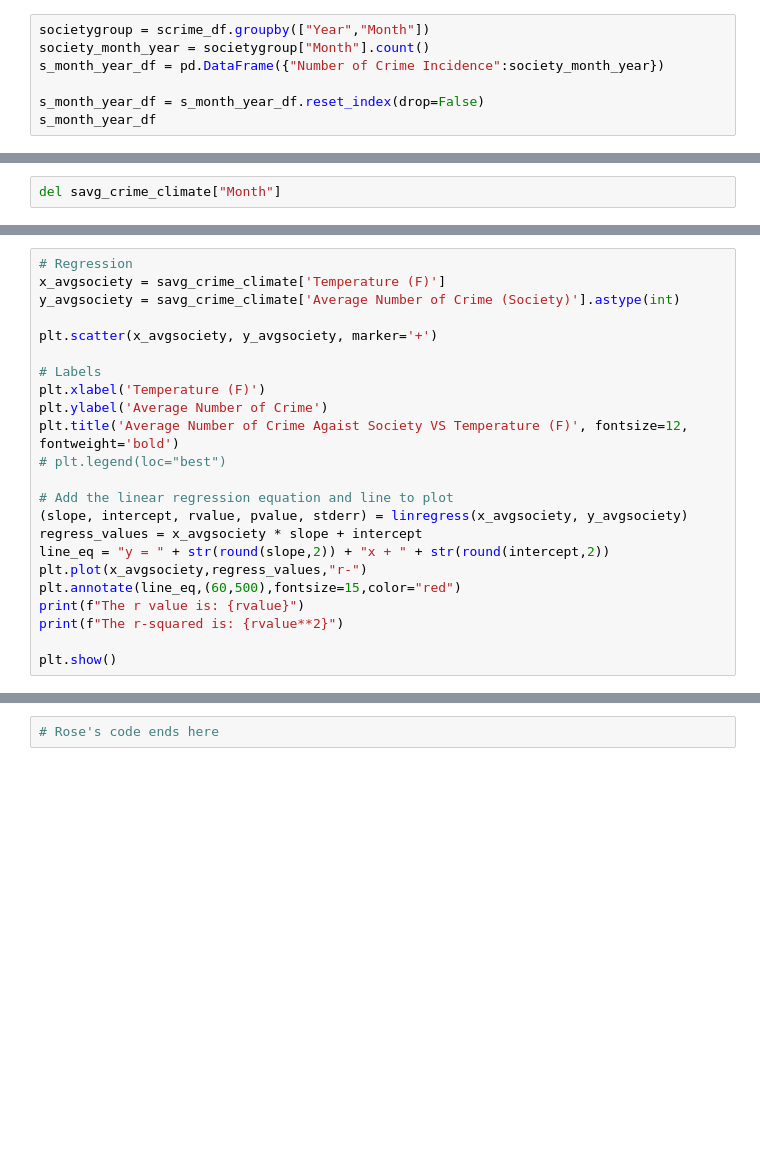
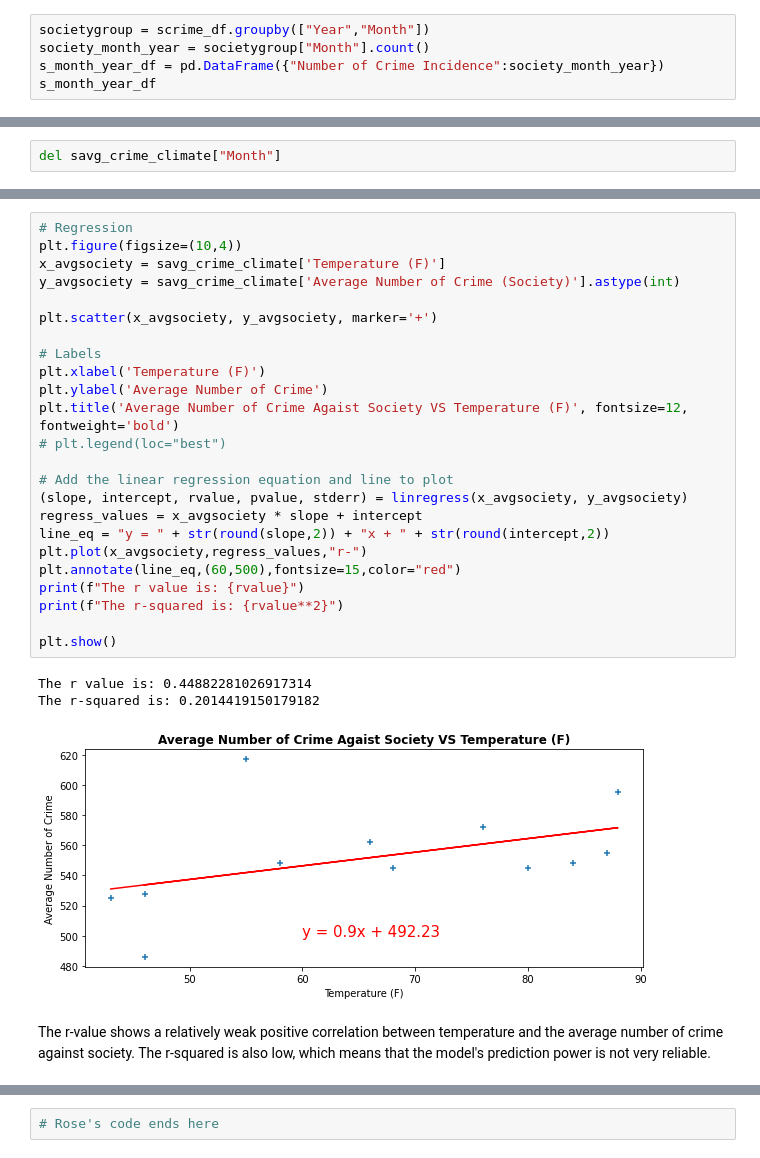
Before and after one commit to siekmeierpaul/Project1-Team6, a Jupyter notebook: Weather & Crime in Silver Spring_Maryland.ipynb, the cells around one changed output, grey strips where cells are left out. Saved outputs shown, nothing was run; the diff lists cells and outputs as text; blank space fills up the shorter version.

```diff
--- a/Weather & Crime in Silver Spring_Maryland.ipynb
+++ b/Weather & Crime in Silver Spring_Maryland.ipynb
@@ -731,6 +1325,4 @@ scrime_climate_df
 societygroup = scrime_df.groupby(["Year","Month"])
 society_month_year = societygroup["Month"].count()
 s_month_year_df = pd.DataFrame({"Number of Crime Incidence":society_month_year})
-
-s_month_year_df = s_month_year_df.reset_index(drop=False)
 s_month_year_df
@@ -759,26 +1433,33 @@ savg_crime_climate
 # %%
 # Regression
+plt.figure(figsize=(10,4))
 x_avgsociety = savg_crime_climate['Temperature (F)']
 y_avgsociety = savg_crime_climate['Average Number of Crime (Society)'].astype(int)
 
 plt.scatter(x_avgsociety, y_avgsociety, marker='+')
 
 # Labels
 plt.xlabel('Temperature (F)')
 plt.ylabel('Average Number of Crime')
 plt.title('Average Number of Crime Agaist Society VS Temperature (F)', fontsize=12, fontweight='bold')
 # plt.legend(loc="best")
 
 # Add the linear regression equation and line to plot
 (slope, intercept, rvalue, pvalue, stderr) = linregress(x_avgsociety, y_avgsociety)
 regress_values = x_avgsociety * slope + intercept
 line_eq = "y = " + str(round(slope,2)) + "x + " + str(round(intercept,2))
 plt.plot(x_avgsociety,regress_values,"r-")
 plt.annotate(line_eq,(60,500),fontsize=15,color="red")
 print(f"The r value is: {rvalue}")
 print(f"The r-squared is: {rvalue**2}")
 
 plt.show()
+# %% [output]
+The r value is: 0.44882281026917314
+The r-squared is: 0.2014419150179182
+[figure, added]
+# %% [markdown]
+The r-value shows a relatively weak positive correlation between temperature and the average number of crime against society. The r-squared is also low, which means that the model's prediction power is not very reliable.
 # %%
 # Sort the df by temperature to get some insight
 savg_crime_climate.sort_values('Temperature (F)', ascending=False)
```
Also changed, not shown: parts of 71 cells of this notebook.
